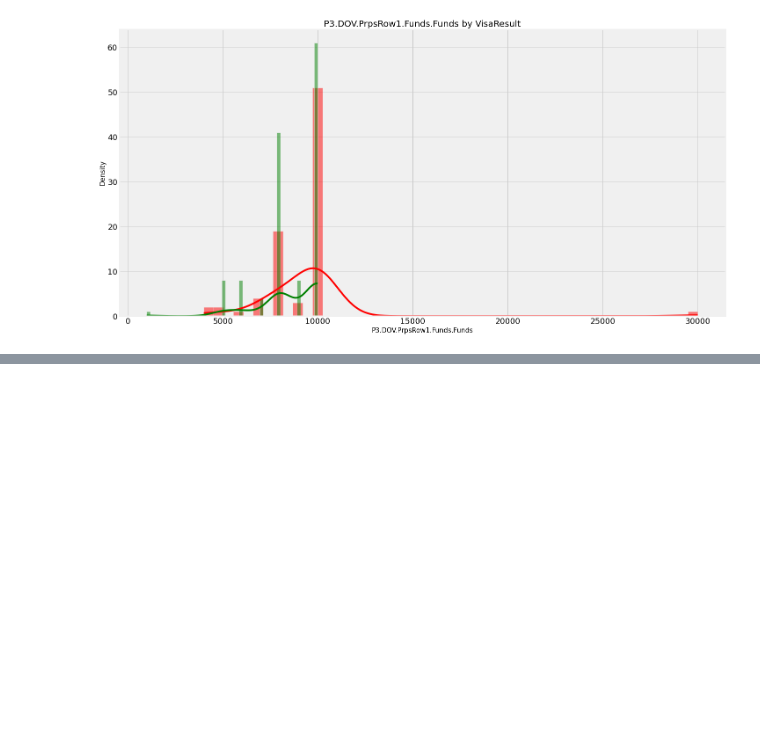
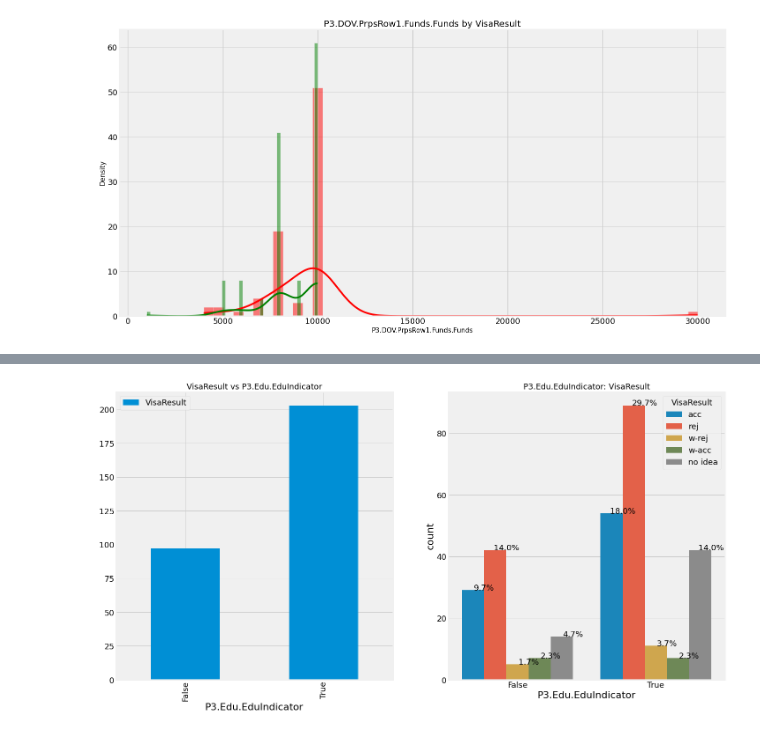
Before and after one commit to Nikronic/visaland-visa-form-utility, a Jupyter notebook: notebooks/data_exploration_dev.ipynb, the cells around one changed output, grey strips where cells are left out. Cells and saved outputs as stored; diff of their text form; code cells hidden in the pictures; blank space fills up the shorter version.

Commit message:
EDA till P3.Edu.EduIndicator

```diff
--- a/notebooks/data_exploration_dev.ipynb
+++ b/notebooks/data_exploration_dev.ipynb
@@ -1410,0 +1439,4 @@ array(['ukn'], dtype=object)
+# %%
+output_name = 'VisaResult'
+feature_name = 'P3.Edu.EduIndicator'
+data.groupby([feature_name, output_name])[output_name].count()
@@ -1410,0 +1456,16 @@ array(['ukn'], dtype=object)
+# %%
+f, ax = plt.subplots(1, 2, figsize=(22, 12))
+data[[feature_name, output_name]].groupby(
+    [feature_name]).count().plot.bar(ax=ax[0])
+ax[0].set_title('{} vs {}'.format(output_name, feature_name))
+ax[1] = sns.countplot(feature_name, hue=output_name, data=data,
+                      ax=ax[1], hue_order=output_hue_order)
+for p in ax[1].patches:  # https://stackoverflow.com/a/63479557/18971263
+    percentage = '{:.1f}%'.format(100 * p.get_height()/float(len(data)))
+    x = p.get_x() + p.get_width()
+    y = p.get_height()
+    ax[1].annotate(percentage, (x, y), ha='center')
+ax[1].set_title('{}: {}'.format(feature_name, output_name))
+plt.show()
+# %% [output]
+[figure, added]
```
Also changed, not shown: parts of 12 cells of this notebook.
